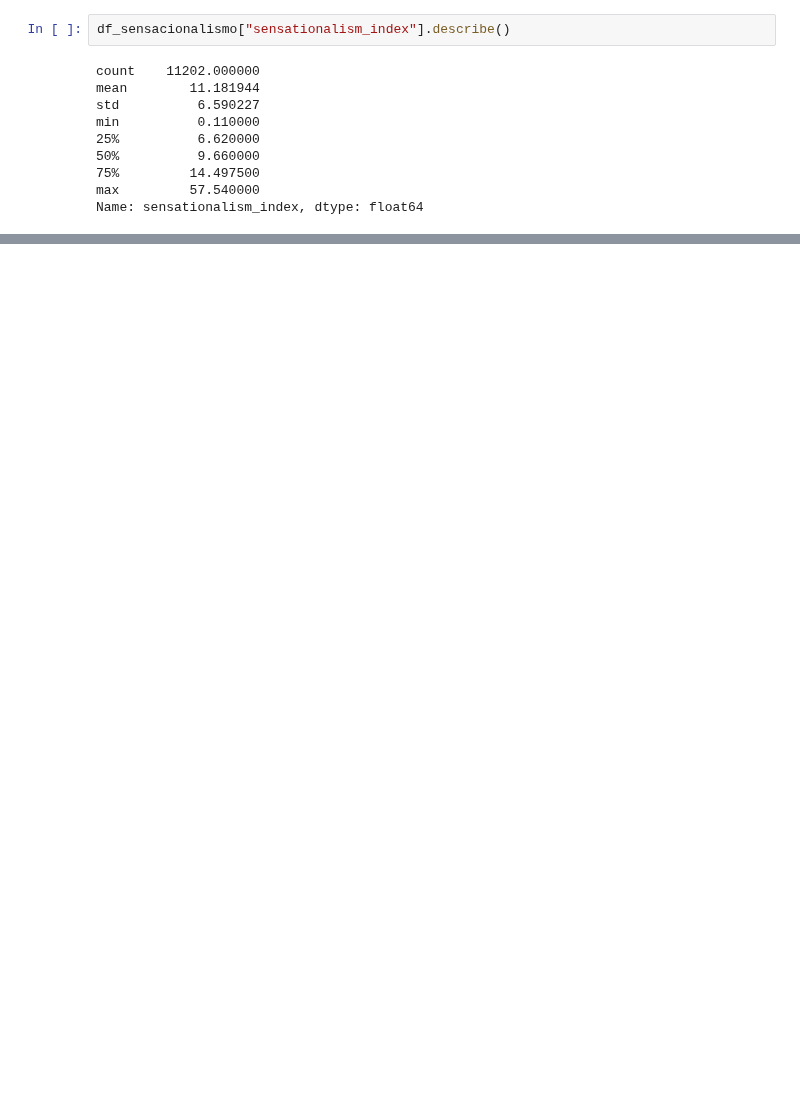
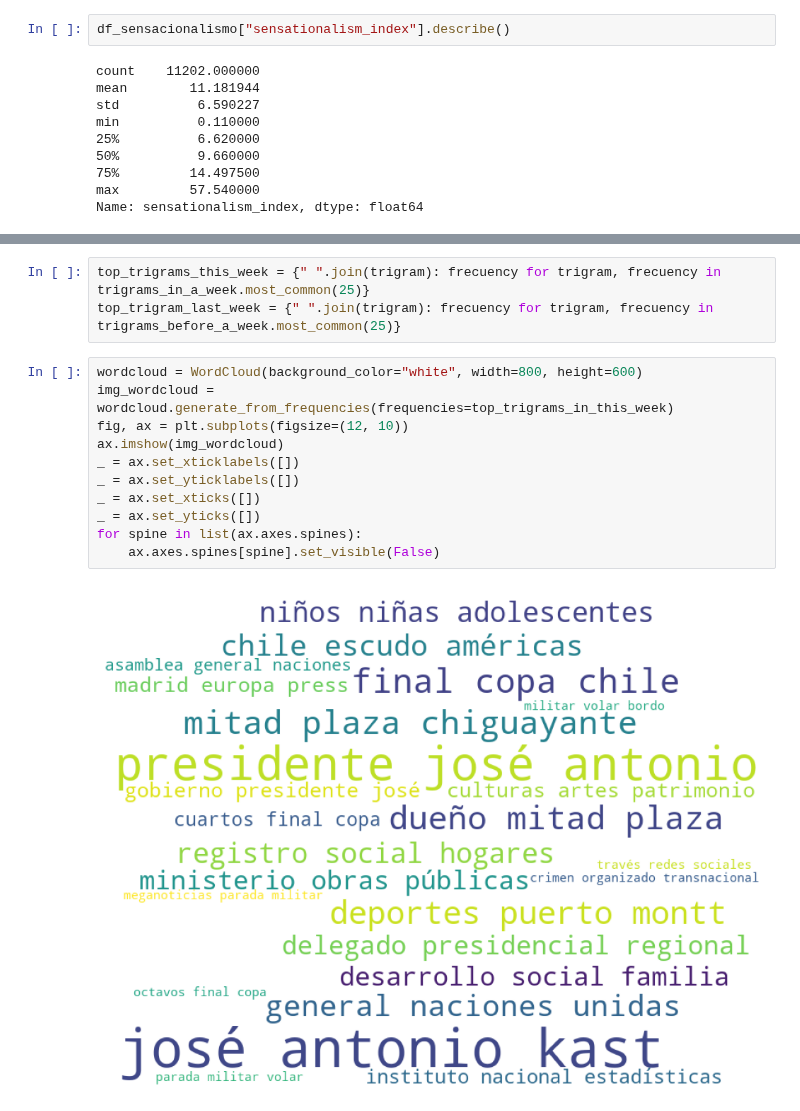
Before and after one commit to Orion89/news-dashboard, a Jupyter notebook: exploracion_inicial.ipynb, the cells around one changed output, grey strips where cells are left out. Cells and saved outputs as stored; diff of their text form; blank space fills up the shorter version.

Commit message:
top trigrams across time

```diff
--- a/exploracion_inicial.ipynb
+++ b/exploracion_inicial.ipynb
@@ -920,0 +1052,16 @@ Name: sensationalism_index, dtype: float64
+# %%
+top_trigrams_this_week = {" ".join(trigram): frecuency for trigram, frecuency in trigrams_in_a_week.most_common(25)}
+top_trigram_last_week = {" ".join(trigram): frecuency for trigram, frecuency in trigrams_before_a_week.most_common(25)}
+# %%
+wordcloud = WordCloud(background_color="white", width=800, height=600)
+img_wordcloud = wordcloud.generate_from_frequencies(frequencies=top_trigrams_in_this_week)
+fig, ax = plt.subplots(figsize=(12, 10))
+ax.imshow(img_wordcloud)
+_ = ax.set_xticklabels([])
+_ = ax.set_yticklabels([])
+_ = ax.set_xticks([])
+_ = ax.set_yticks([])
+for spine in list(ax.axes.spines):
+    ax.axes.spines[spine].set_visible(False)
+# %% [output]
+[figure, added]
```
Also changed, not shown: parts of 16 cells of this notebook.
